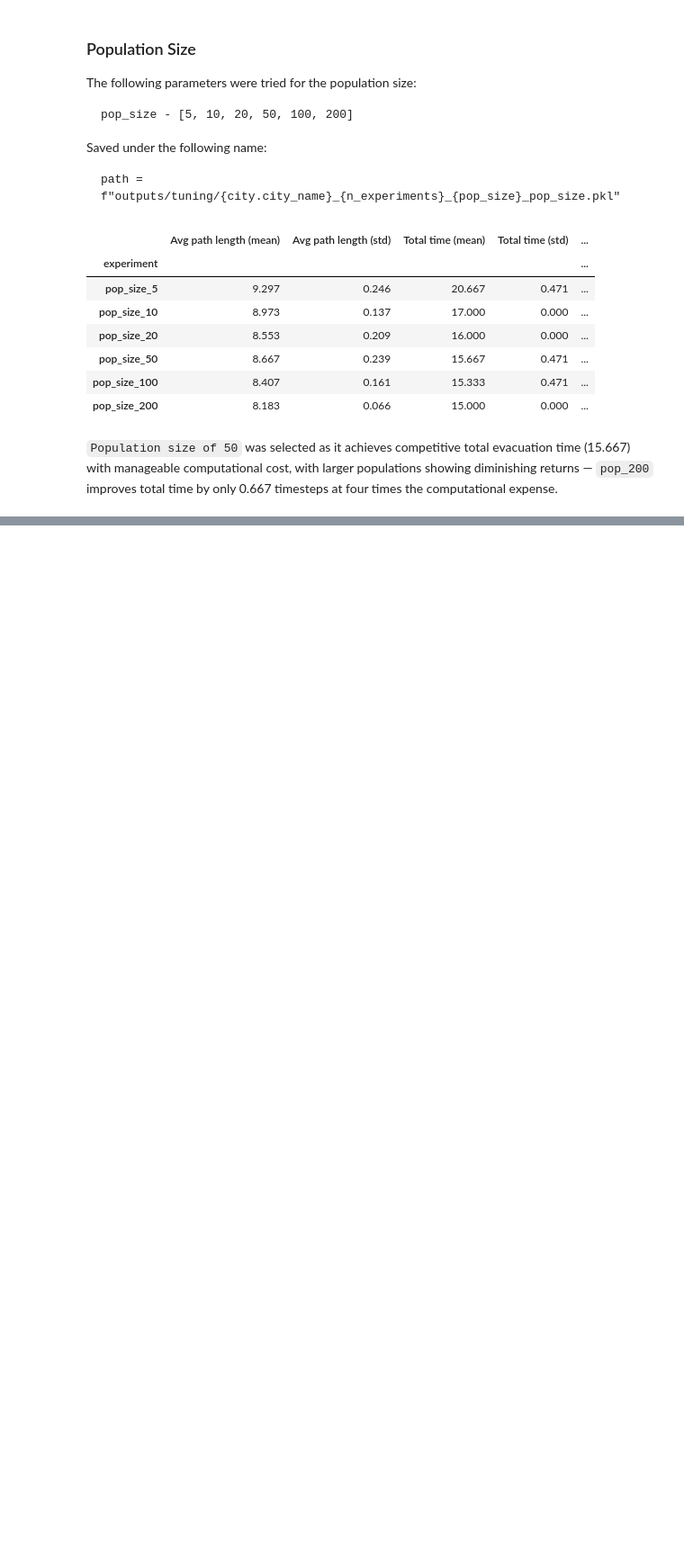
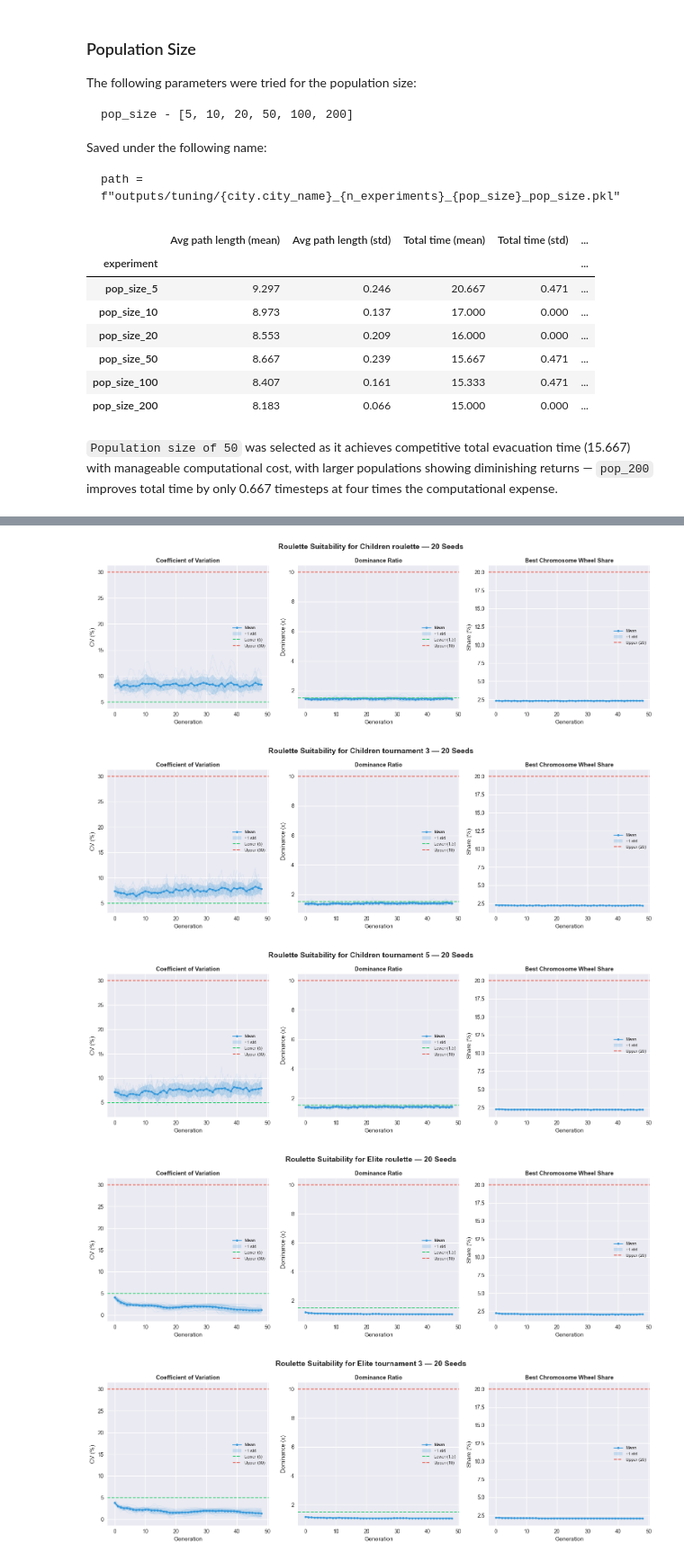
Before and after one commit to lpow311/dissertation, a Jupyter notebook: 2_genetic_algorithm_hyperparams.ipynb, the cells around one changed output, grey strips where cells are left out. Shown at 90% size. Drawn from its saved outputs; the diff is of its cells as text; code cells hidden in the pictures; blank space fills up the shorter version.

Commit message:
phase 2 in progress / done

```diff
--- a/2_genetic_algorithm_hyperparams.ipynb
+++ b/2_genetic_algorithm_hyperparams.ipynb
@@ -311,0 +317,20 @@ df_pop_size
+# %%
+phase2_filepaths = {
+    "Children Roulette": "outputs/tuning/moderate_city_20_survivor_children_parent_rouletteNone.pkl",
+    "Children Tournament 3": "outputs/tuning/moderate_city_20_survivor_children_parent_tournament3.pkl",
+    "Children Tournament 5": "outputs/tuning/moderate_city_20_survivor_children_parent_tournament5.pkl",
+    "Elite Roulette": "outputs/tuning/moderate_city_20_survivor_elite_parent_rouletteNone.pkl",
+    "Elite Tournament 3": "outputs/tuning/moderate_city_20_survivor_elite_parent_tournament3.pkl",
+    "Elite Tournament 5": "outputs/tuning/moderate_city_20_survivor_elite_parent_tournament5.pkl",
+    "Elite % Roulette": "outputs/tuning/moderate_city_20_survivor_elite_percentage_parent_rouletteNone.pkl",
+    "Elite % Tournament 3": "outputs/tuning/moderate_city_20_survivor_elite_percentage_parent_tournament3.pkl",
+    "Elite % Tournament 5": "outputs/tuning/moderate_city_20_survivor_elite_percentage_parent_tournament5.pkl",
+}
+
+df_phase2 = compare_experiments(phase2_filepaths)
+df_phase2[[
+    'Avg path length (mean)', 'Total time (mean)',
+    'Average time (mean)', 'Congestion index (mean)',
+    'Avg Congestion delay (mean)', 'Exit utilisation (mean)',
+    'Avg Path Efficiency (mean)']
+].sort_values('Avg Congestion delay (mean)')
@@ -311,0 +364,16 @@ df_pop_size
+# %%
+phase2_results = {}
+for name, path in phase2_filepaths.items():
+    results = extract_results(path)
+    phase2_results[name] = results
+
+    plot_parent_selection_stats(
+        evolution_stats=results['evals'],
+        city_name=name
+    )
+# %% [output]
+[figure, added]
+[figure, added]
+[figure, added]
+[figure, added]
+[figure, added]
```
Also changed, not shown: parts of 12 cells of this notebook, 18 other files.
